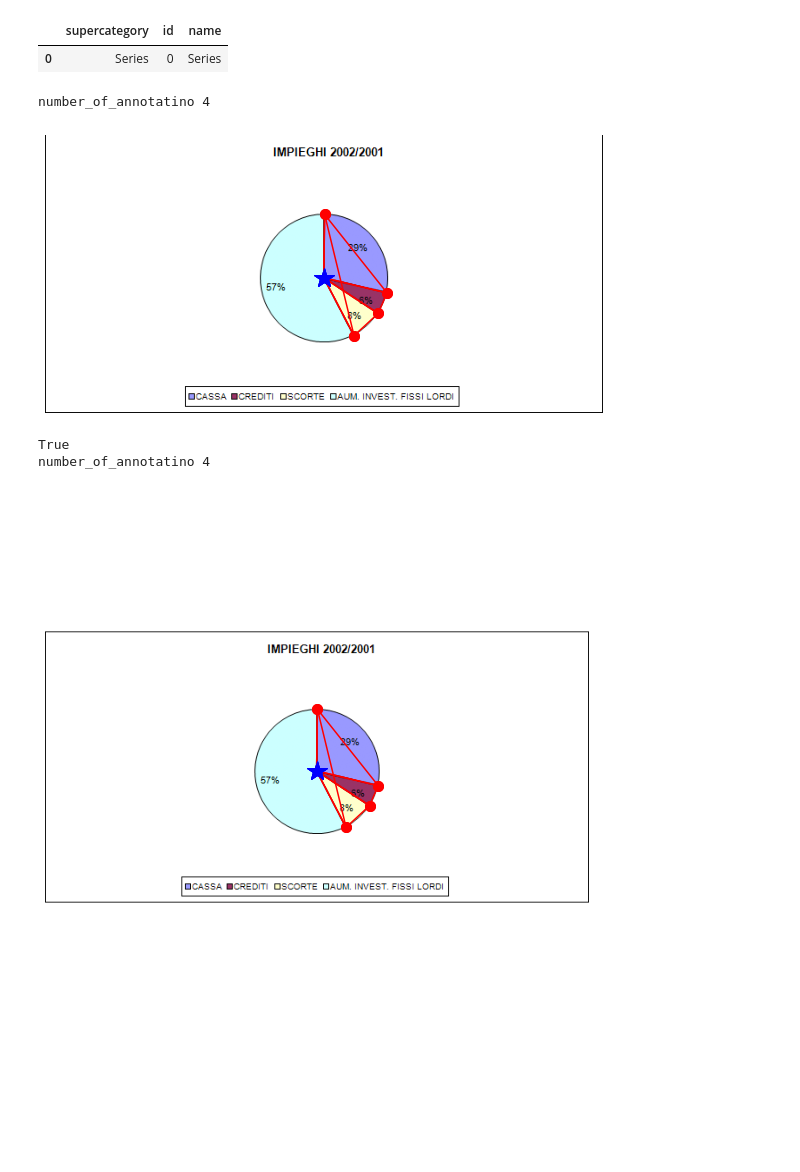
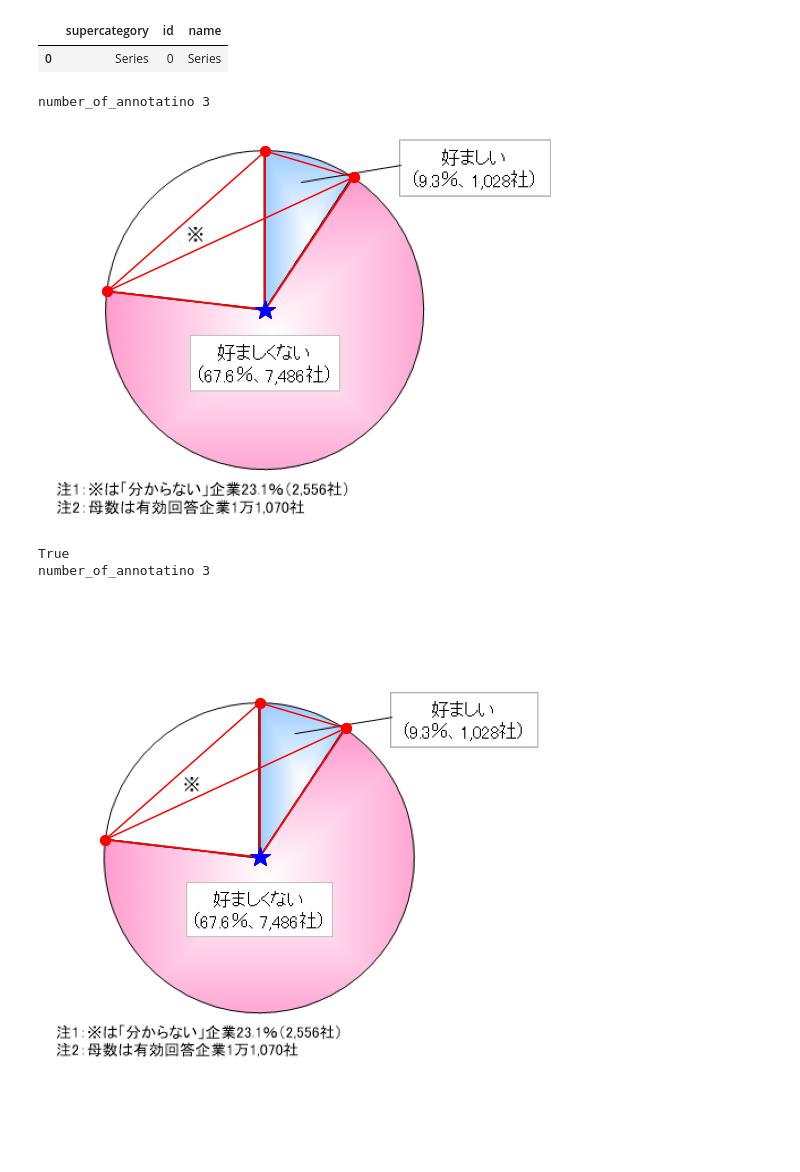
Before and after one commit to boostcampaitech2/final-project-level3-cv-16, a Jupyter notebook: dev/workspace/Sanghyun/padding.ipynb, the cells around one changed output. Cells and saved outputs as stored; diff of their text form; code cells hidden in the pictures; blank space fills up the shorter version.

```diff
--- a/dev/workspace/Sanghyun/padding.ipynb
+++ b/dev/workspace/Sanghyun/padding.ipynb
@@ -68,7 +68,7 @@ def plot_pie_and_box(image, annotations):
 
     plt.show()
 # %%
-idx = 7
+idx = 5
 image_root = f"/home/davi/workspace/data/piedata(1008)/pie/images/{dataset}2019/"
 image_path = image_root + df_images.iloc[idx]["file_name"]
 
@@ -77,6 +77,7 @@ annotations = df_anno[df_anno["image_id"] == image_id]
 
 # image = cv2.imread(image_path, cv2.IMREAD_COLOR)
 # image = cv2.cvtColor(image, cv2.COLOR_BGR2RGB)
+# image = image/255.
 PIL_image = PIL.Image.open(image_path)
 image = np.array(PIL_image)/255.
 PIL_image.close()
@@ -97,35 +98,35 @@ if H != W:
         )
         shifted_kp = []
         for key_points in annotations["bbox"]:
             x1,y1, x2,y2, x3,y3 = key_points
             shifted_kp.append([
                 x1, y1+pad_size,
                 x2, y2+pad_size,
                 x3, y3+pad_size
             ])
 
     # h_pad
     elif long == H:
         left_pad = np.zeros([H, pad_size, C])
         right_pad = np.zeros([H, pad_size + is_odd, C])
         image = np.concatenate(
             (left_pad, image, right_pad), axis = 1
         )
         shifted_kp = []
         for key_points in annotations["bbox"]:
             x1,y1, x2,y2, x3,y3 = key_points
             shifted_kp.append([
                 x1+pad_size, y1,
                 x2+pad_size, y2,
                 x3+pad_size, y3
             ])
 
 
 print(image.shape[0] == image.shape[1])
 plot_pie_and_box(image, shifted_kp)
 # %% [output]
-number_of_annotatino 4
+number_of_annotatino 3
-[figure, old version]
+[figure, new version]
 True
-number_of_annotatino 4
+number_of_annotatino 3
-[figure, old version]
+[figure, new version]
```
